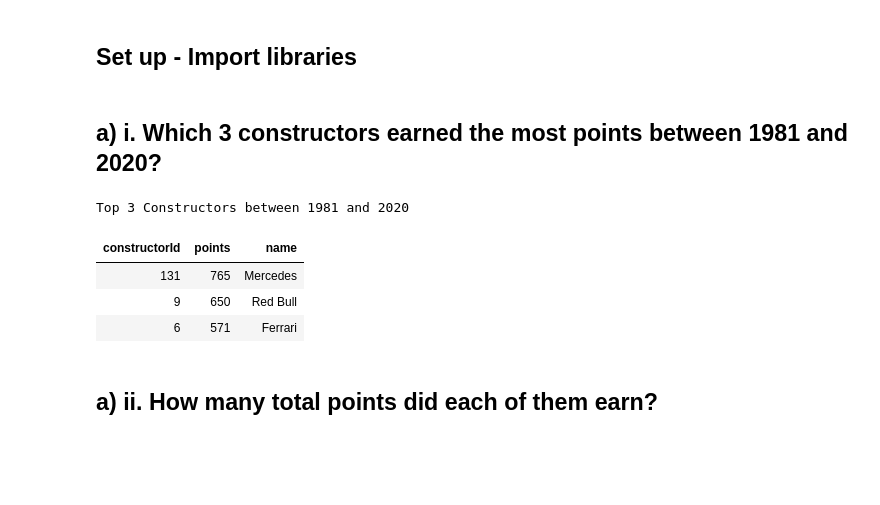
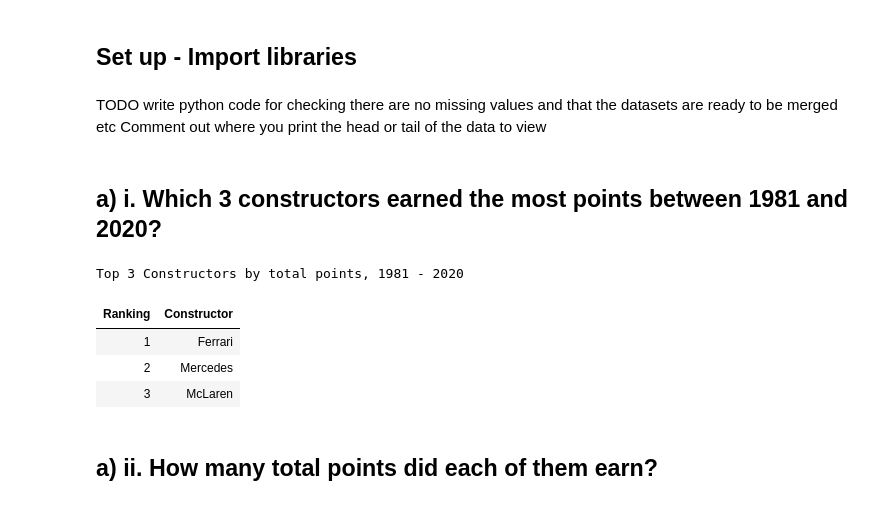
Before and after one commit to joellemil/datasci530fall2026, a Jupyter notebook: Assignment 2/Assignment 2.ipynb, the cells around one changed output. Saved outputs shown, nothing was run; the diff lists cells and outputs as text; code cells hidden in the pictures; blank space fills up the shorter version.

```diff
--- a/Assignment 2/Assignment 2.ipynb
+++ b/Assignment 2/Assignment 2.ipynb
@@ -14,53 +16,87 @@ import pandas as pd
+# %% [markdown]
+TODO write python code for checking there are no missing values and that the datasets are ready to be merged etc
+Comment out where you print the head or tail of the data to view
 # %% [markdown]
 ## a) i. Which 3 constructors earned the most points between 1981 and 2020?
 # %%
-#QUESTION does it mean average across all constructors for 1981 and 2020 or for all years?
-# QUETSION - does it mean which 3 constructors had the highest number of points in one season between those years
-# or which 3 earned the most accumulative points in those years
+# QUESTION - does it mean which 3 constructors had the highest number of points in one season between those years
+# or which 3 earned the most accumulative points in those years based on the points standing at the end of each season
 
 # Read the required files
-
 constructors = pd.read_csv('data_raw/constructors.csv')
 constructor_standings = pd.read_csv('data_raw/constructor_standings.csv')
 races = pd.read_csv('data_raw/races.csv')
 
 # Merge constructor_standings with races to get the year
-
 constructor_data = constructor_standings.merge(
-    races[['raceId', 'year']],
+    races[['raceId', 'year', 'round']],
     on='raceId'
-).sort_values(by='year', ascending=False)
+)
 
 # Only keep races between 1981 and 2020
-
 constructor_data = constructor_data[
     (constructor_data['year'] >= 1981) &
     (constructor_data['year'] <= 2020)
 ]
 
+# Sort by constructor, year, and race round
+constructor_data = constructor_data.sort_values(
+    ['constructorId', 'year', 'round']
+)
+
+# Keep the final standings for each constructor in each season
+final_points_per_season = (
+    constructor_data
+    .groupby(['constructorId', 'year'])
+    .tail(1)
+)
+
+# Add each constructor's final season points across all seasons
+total_points = (
+    final_points_per_season
+    .groupby('constructorId')['points']
+    .sum()
+    .reset_index(name='Total Points')
+)
+
+# Add constructor names and find the top 3
 top_3 = (
-    constructor_data
-    .groupby('constructorId')['points']
-    .max()
-    .reset_index()
+    total_points
     .merge(
         constructors[['constructorId', 'name']],
         on='constructorId'
     )
-    .sort_values('points', ascending=False)
+    .sort_values('Total Points', ascending=False)
+    .reset_index()
     .head(3)
-
 )
 
-top_3.style.hide(axis='index') \
-    .format({ "points": "{:,.0f}"}).set_caption("Top 3 Constructors between 1981 and 2020")
+top_3.insert(
+    0,
+    'Ranking',
+    range(1, len(top_3) + 1)
+)
 
-# TODO rename Column's and remove Constructor Id
+# Reename the name column
+top_3 = top_3.rename(
+    columns={'name' : 'Constructor'}
+)
+
+# Display only Ranking and Constructor columns
+top_3_ranking = top_3[
+    ['Ranking', 'Constructor']
+]
+
+# Display the table
+top_3_ranking.style.hide(axis='index') \
+    .set_caption(
+        'Top 3 Constructors by total points, 1981 - 2020'
+    )
 # %% [output]
-Top 3 Constructors between 1981 and 2020
+Top 3 Constructors by total points, 1981 - 2020
-| constructorId | points | name |
-| 131 | 765 | Mercedes |
-| 9 | 650 | Red Bull |
-| 6 | 571 | Ferrari |
+| Ranking | Constructor |
+| 1 | Ferrari |
+| 2 | Mercedes |
+| 3 | McLaren |
 # %% [markdown]
 ## a) ii. How many total points did each of them earn?
```
Also changed, not shown: parts of 13 cells of this notebook.
